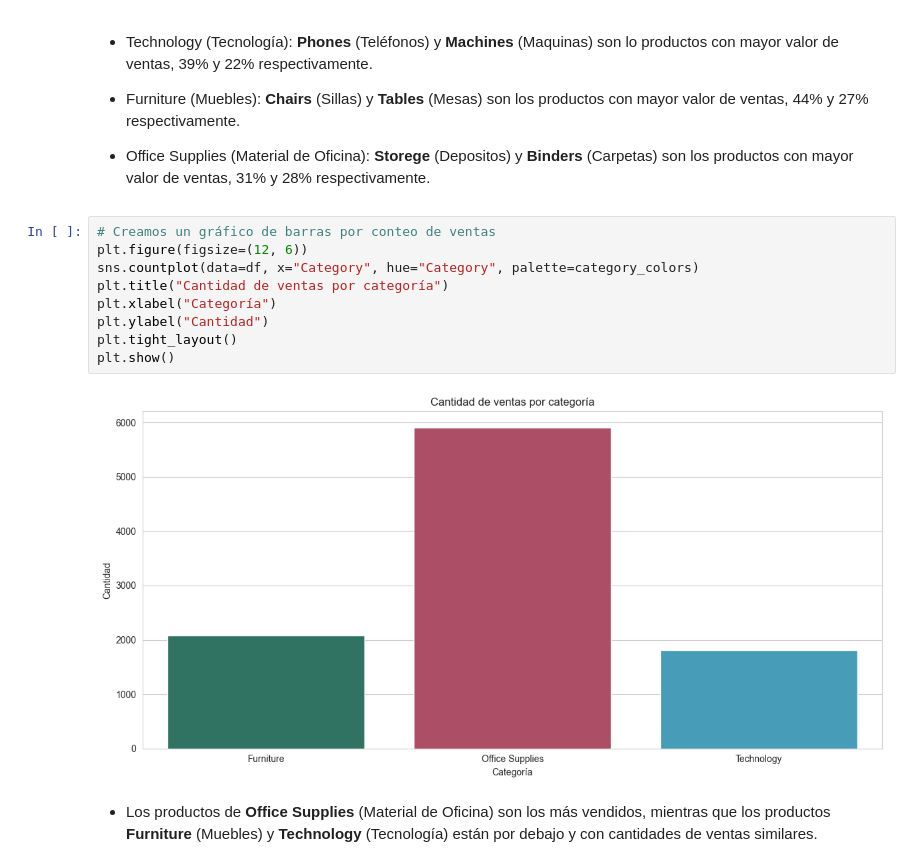
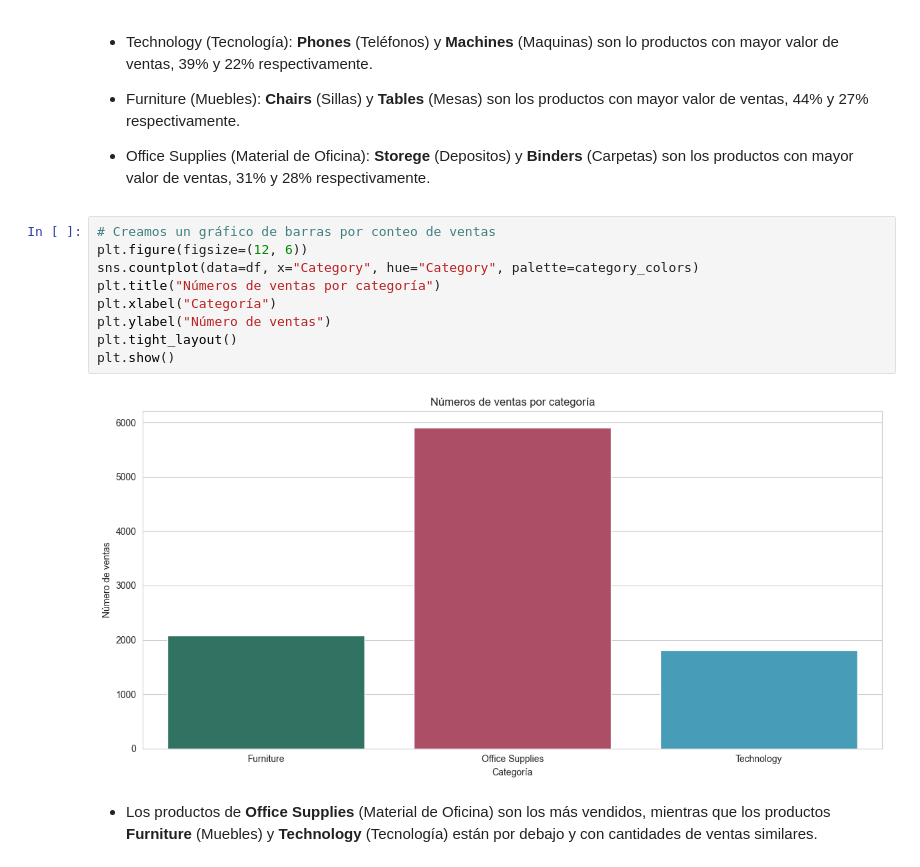
Before and after one commit to JBolaOcho/Superstore_Sales_Analysis, a Jupyter notebook: notebooks/1_EDA.ipynb, the cells around one changed output. Drawn from its saved outputs; the diff is of its cells as text.

```diff
--- a/notebooks/1_EDA.ipynb
+++ b/notebooks/1_EDA.ipynb
@@ -283,14 +283,14 @@ for i in category_type_list:
 # %%
 # Creamos un gráfico de barras por conteo de ventas
 plt.figure(figsize=(12, 6))
 sns.countplot(data=df, x="Category", hue="Category", palette=category_colors)
-plt.title("Cantidad de ventas por categoría")
+plt.title("Números de ventas por categoría")
 plt.xlabel("Categoría")
-plt.ylabel("Cantidad")
+plt.ylabel("Número de ventas")
 plt.tight_layout()
 plt.show()
 # %% [output]
-[figure, old version]
+[figure, new version]
 # %% [markdown]
 - Los productos de **Office Supplies** (Material de Oficina) son los más vendidos, mientras que los productos **Furniture** (Muebles) y **Technology** (Tecnología) están por debajo y con cantidades de ventas similares.
 # %%
```
Also changed, not shown: parts of 2 cells of this notebook.
